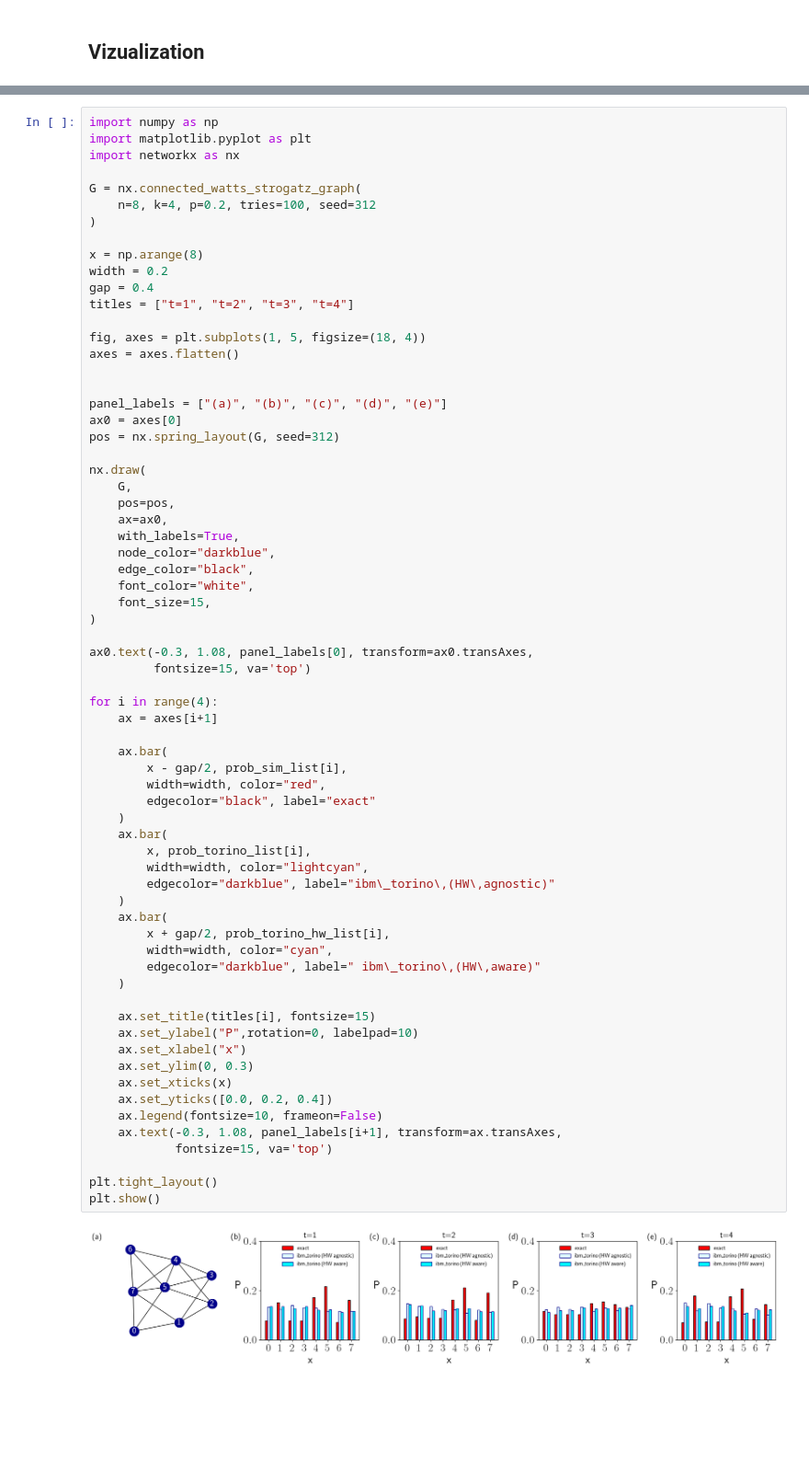
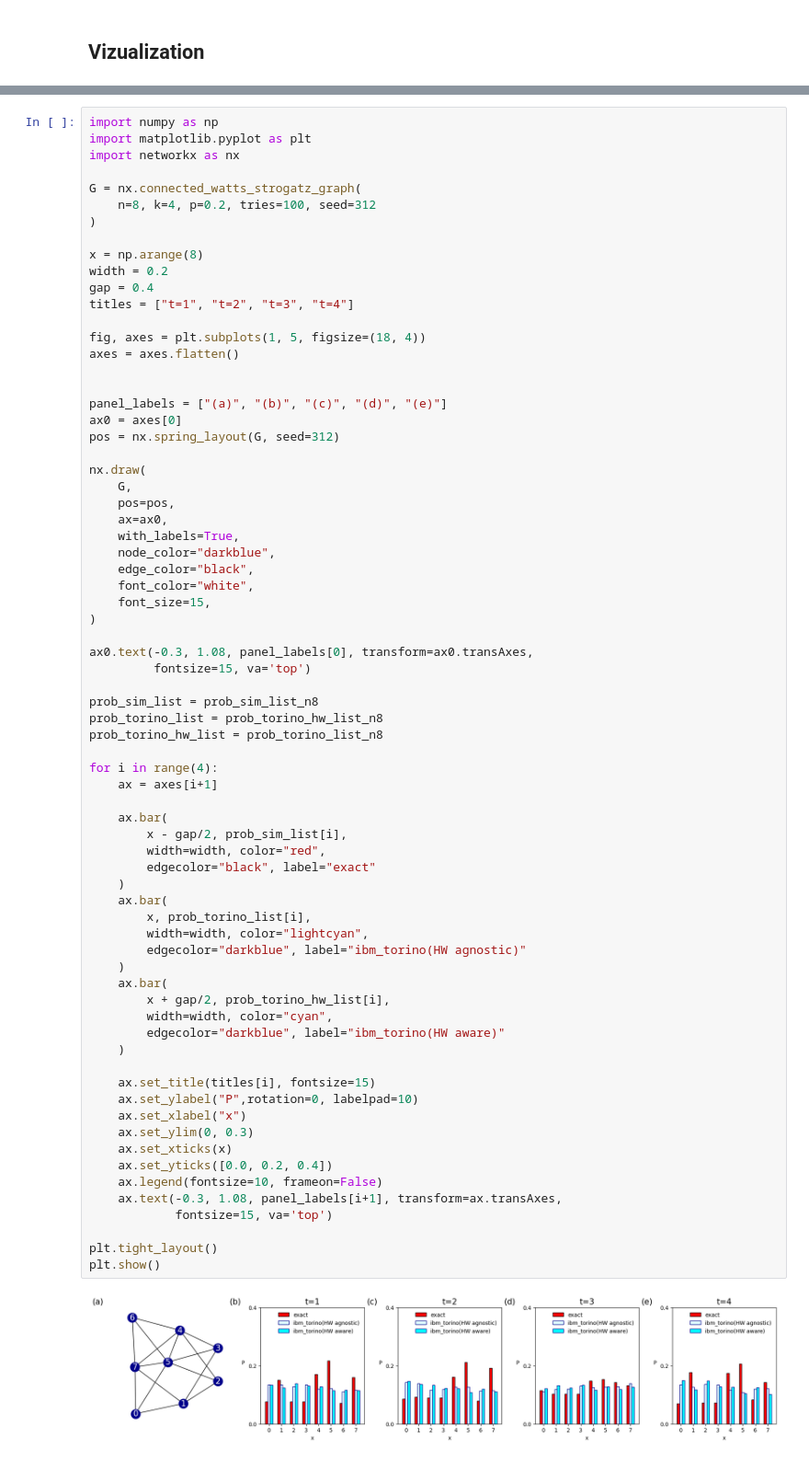
Before and after one commit to Rei-classiq/classiq-library, a Jupyter notebook: tutorials/basic_tutorials/quantumwalk_complex_network/quantumwalk_complex_network.ipynb, the cells around one changed output, grey strips where cells are left out. Shown at 92% size. Drawn from its saved outputs; the diff is of its cells as text; blank space fills up the shorter version.

```diff
--- a/tutorials/basic_tutorials/quantumwalk_complex_network/quantumwalk_complex_network.ipynb
+++ b/tutorials/basic_tutorials/quantumwalk_complex_network/quantumwalk_complex_network.ipynb
@@ -385,36 +374,40 @@ nx.draw(
 ax0.text(-0.3, 1.08, panel_labels[0], transform=ax0.transAxes,
          fontsize=15, va='top')
 
+prob_sim_list = prob_sim_list_n8
+prob_torino_list = prob_torino_hw_list_n8
+prob_torino_hw_list = prob_torino_list_n8
+
 for i in range(4):
     ax = axes[i+1]
 
     ax.bar(
         x - gap/2, prob_sim_list[i],
         width=width, color="red",
         edgecolor="black", label="exact"
     )
     ax.bar(
         x, prob_torino_list[i],
         width=width, color="lightcyan",
-        edgecolor="darkblue", label="ibm\_torino\,(HW\,agnostic)"
+        edgecolor="darkblue", label="ibm_torino(HW agnostic)"
     )
     ax.bar(
         x + gap/2, prob_torino_hw_list[i],
         width=width, color="cyan",
-        edgecolor="darkblue", label=" ibm\_torino\,(HW\,aware)"
+        edgecolor="darkblue", label="ibm_torino(HW aware)"
     )
 
     ax.set_title(titles[i], fontsize=15)
     ax.set_ylabel("P",rotation=0, labelpad=10)
     ax.set_xlabel("x")
     ax.set_ylim(0, 0.3)
     ax.set_xticks(x)
     ax.set_yticks([0.0, 0.2, 0.4])
     ax.legend(fontsize=10, frameon=False)
     ax.text(-0.3, 1.08, panel_labels[i+1], transform=ax.transAxes,
             fontsize=15, va='top')
 
 plt.tight_layout()
 plt.show()
 # %% [output]
-[figure, old version]
+[figure, new version]
```
Also changed, not shown: parts of 5 cells of this notebook.
